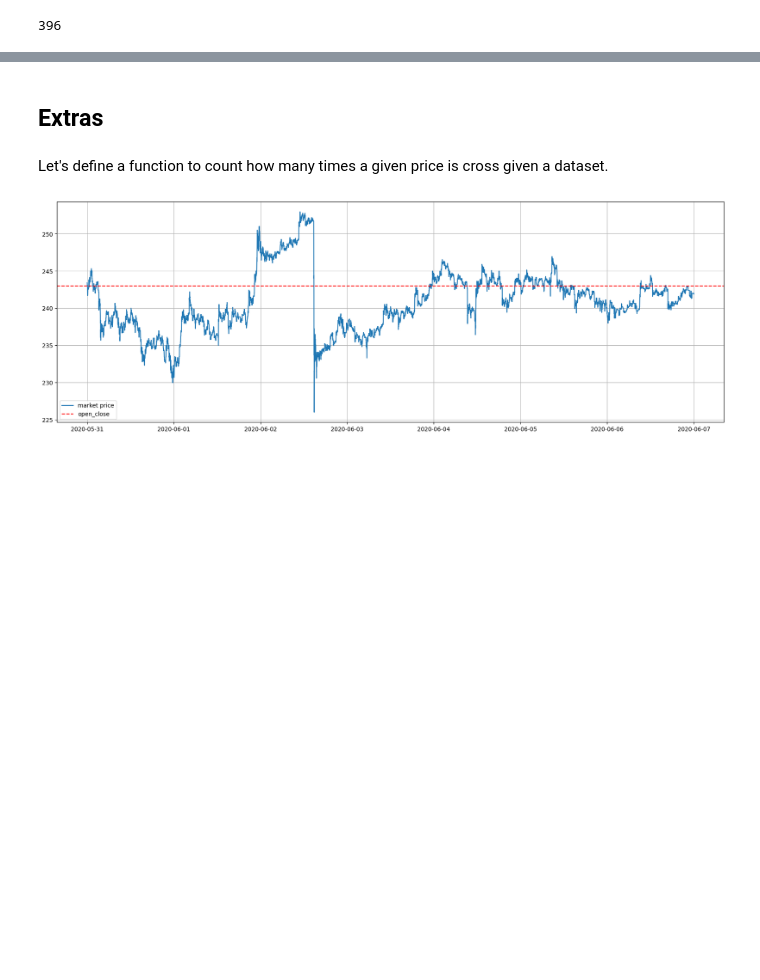
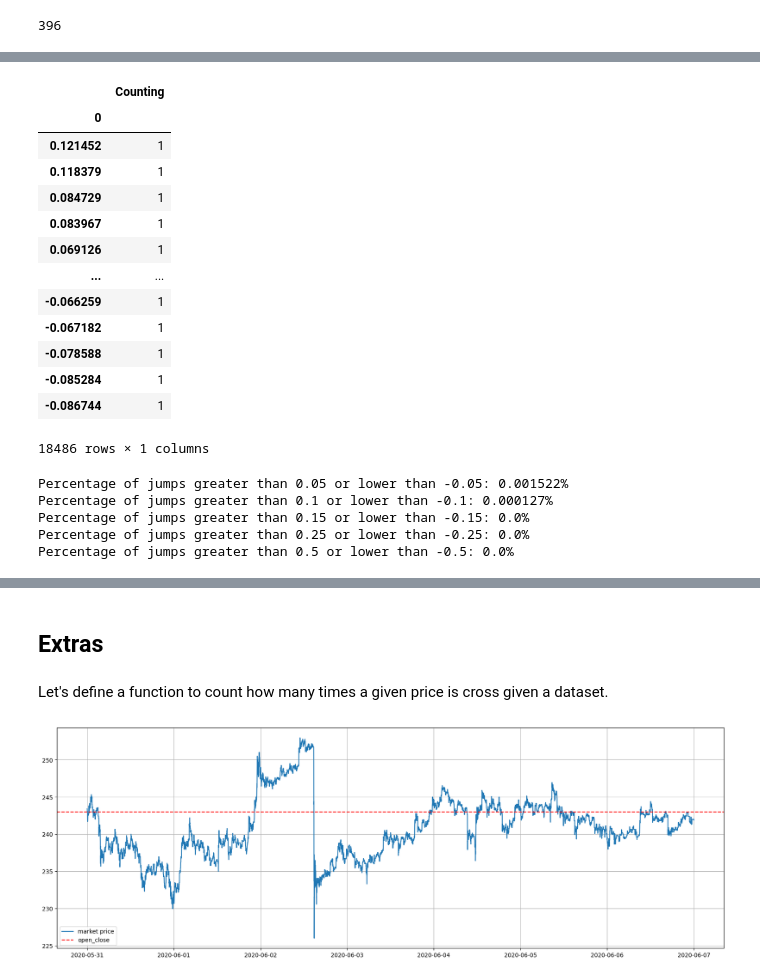
Before and after one commit to CruizeFinance/HedgingScripts, a Jupyter notebook: jupyter-lab/Simulations_oc_range.ipynb, the cells around one changed output, grey strips where cells are left out. Drawn from its saved outputs; the diff is of its cells as text; code cells hidden in the pictures; blank space fills up the shorter version.

```diff
--- a/jupyter-lab/Simulations_oc_range.ipynb
+++ b/jupyter-lab/Simulations_oc_range.ipynb
@@ -1342,0 +1701,4 @@ mu_abs_log_returns+K*std_ema_log_returns
+# %%
+log_returns_ordered = [round(i,6) for i in log_returns]
+# %%
+log_returns_ordered.sort(reverse=True)
@@ -1342,0 +1725,22 @@ mu_abs_log_returns+K*std_ema_log_returns
+# %%
+jumps = pd.DataFrame(log_returns_ordered).value_counts()
+# %%
+jumps_2=pd.DataFrame(jumps)
+jumps_2.columns = ['Counting']
+# %%
+jumps_2.sort_index(ascending=False)
+# %% [output]
+|  | Counting |
+| 0 |  |
+| 0.121452 | 1 |
+| 0.118379 | 1 |
+| 0.084729 | 1 |
+| 0.083967 | 1 |
+| 0.069126 | 1 |
+| ... | ... |
+| -0.066259 | 1 |
+| -0.067182 | 1 |
+| -0.078588 | 1 |
+| -0.085284 | 1 |
+| -0.086744 | 1 |
+18486 rows × 1 columns
@@ -1342,0 +1749,11 @@ mu_abs_log_returns+K*std_ema_log_returns
+# %%
+for pcg in [0.05,0.1,0.15,0.25,0.5]:
+    condition = (-pcg>=log_returns)|(log_returns>=pcg)
+    len(log_returns[condition])/len(log_returns)
+    print("Percentage of jumps greater than "+str(pcg)+" or lower than " + str(-pcg)+ ":",str(round(len(log_returns[condition])/len(log_returns)*100,6))+"%")
+# %% [output]
+Percentage of jumps greater than 0.05 or lower than -0.05: 0.001522%
+Percentage of jumps greater than 0.1 or lower than -0.1: 0.000127%
+Percentage of jumps greater than 0.15 or lower than -0.15: 0.0%
+Percentage of jumps greater than 0.25 or lower than -0.25: 0.0%
+Percentage of jumps greater than 0.5 or lower than -0.5: 0.0%
```
Also changed, not shown: parts of 53 cells of this notebook.
